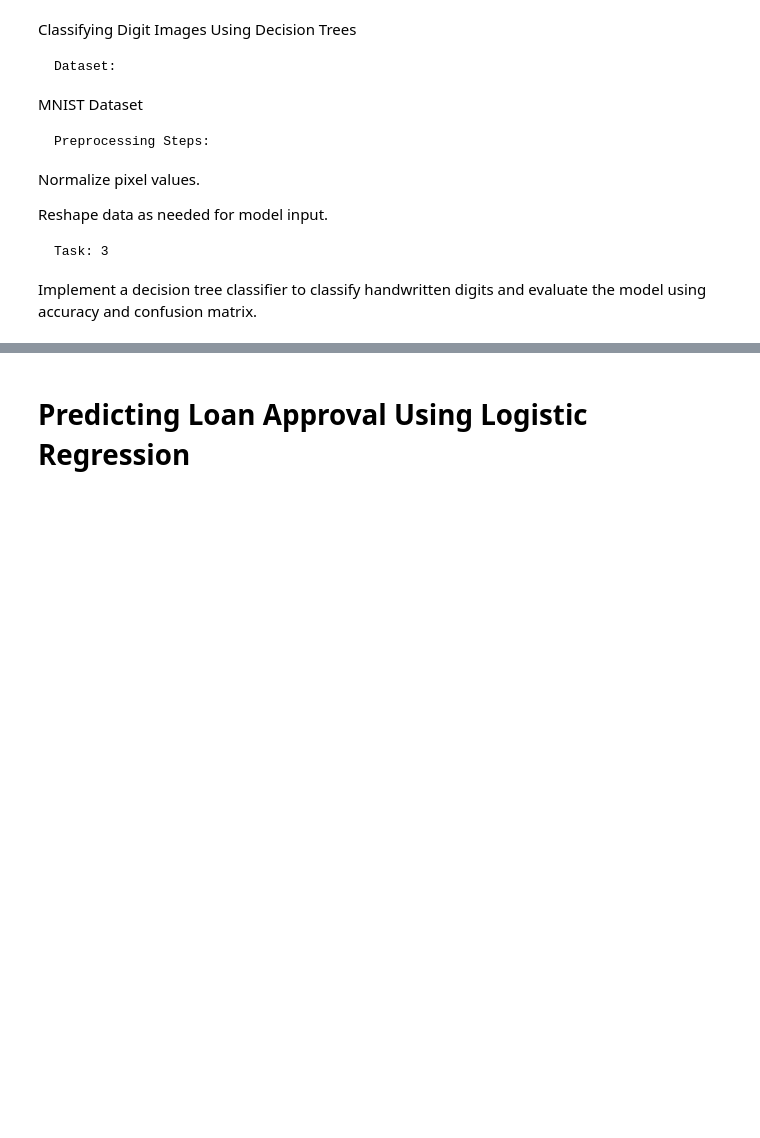
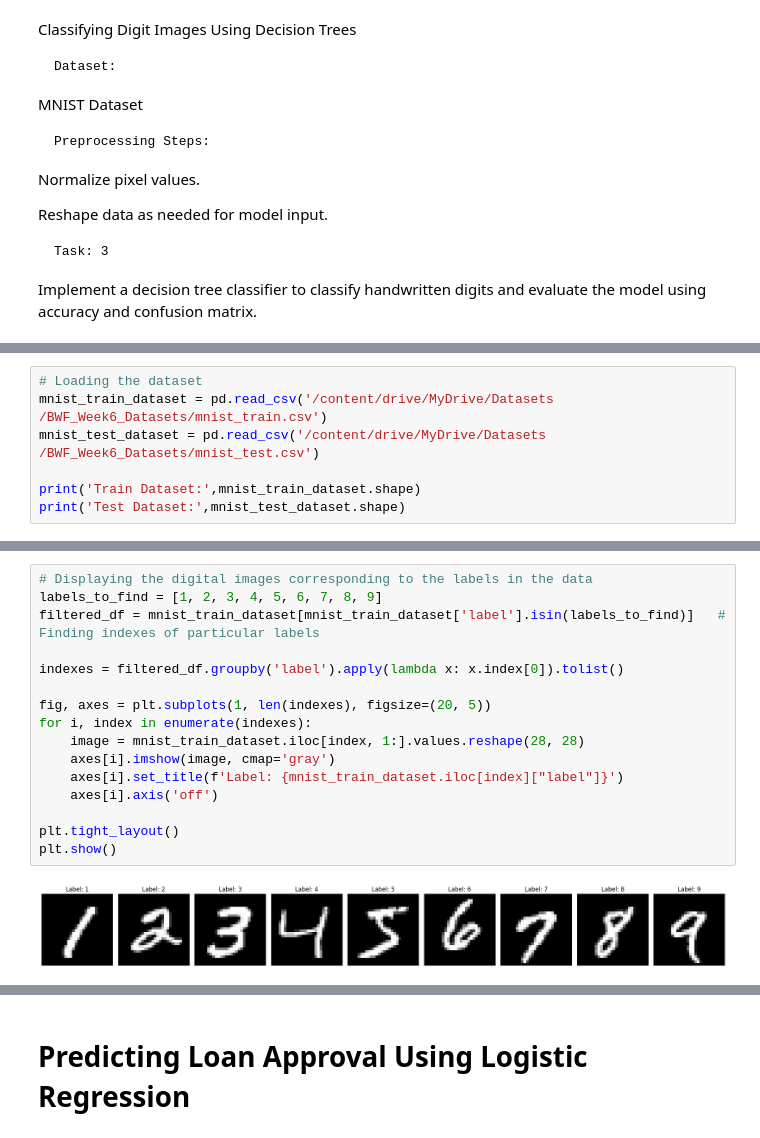
Before and after one commit to Ahmed-Islam-AI/100DaysOfBytewise, a Jupyter notebook: Solutions/Task 13 Solution/BWF_Task_13.ipynb, the cells around one changed output, grey strips where cells are left out. Cells and saved outputs as stored; diff of their text form; blank space fills up the shorter version.

Commit message:
Final file week 6 task 3

```diff
--- a/Solutions/Task 13 Solution/BWF_Task_13.ipynb
+++ b/Solutions/Task 13 Solution/BWF_Task_13.ipynb
@@ -371,0 +385,7 @@ Implement a decision tree classifier to classify handwritten digits and evaluate
+# %%
+# Loading the dataset
+mnist_train_dataset = pd.read_csv('/content/drive/MyDrive/Datasets /BWF_Week6_Datasets/mnist_train.csv')
+mnist_test_dataset = pd.read_csv('/content/drive/MyDrive/Datasets /BWF_Week6_Datasets/mnist_test.csv')
+
+print('Train Dataset:',mnist_train_dataset.shape)
+print('Test Dataset:',mnist_test_dataset.shape)
@@ -371,0 +403,18 @@ Implement a decision tree classifier to classify handwritten digits and evaluate
+# %%
+# Displaying the digital images corresponding to the labels in the data
+labels_to_find = [1, 2, 3, 4, 5, 6, 7, 8, 9]
+filtered_df = mnist_train_dataset[mnist_train_dataset['label'].isin(labels_to_find)]   # Finding indexes of particular labels
+
+indexes = filtered_df.groupby('label').apply(lambda x: x.index[0]).tolist()
+
+fig, axes = plt.subplots(1, len(indexes), figsize=(20, 5))
+for i, index in enumerate(indexes):
+    image = mnist_train_dataset.iloc[index, 1:].values.reshape(28, 28)
+    axes[i].imshow(image, cmap='gray')
+    axes[i].set_title(f'Label: {mnist_train_dataset.iloc[index]["label"]}')
+    axes[i].axis('off')
+
+plt.tight_layout()
+plt.show()
+# %% [output]
+[figure, added]
```
Also changed, not shown: parts of 22 cells of this notebook.
